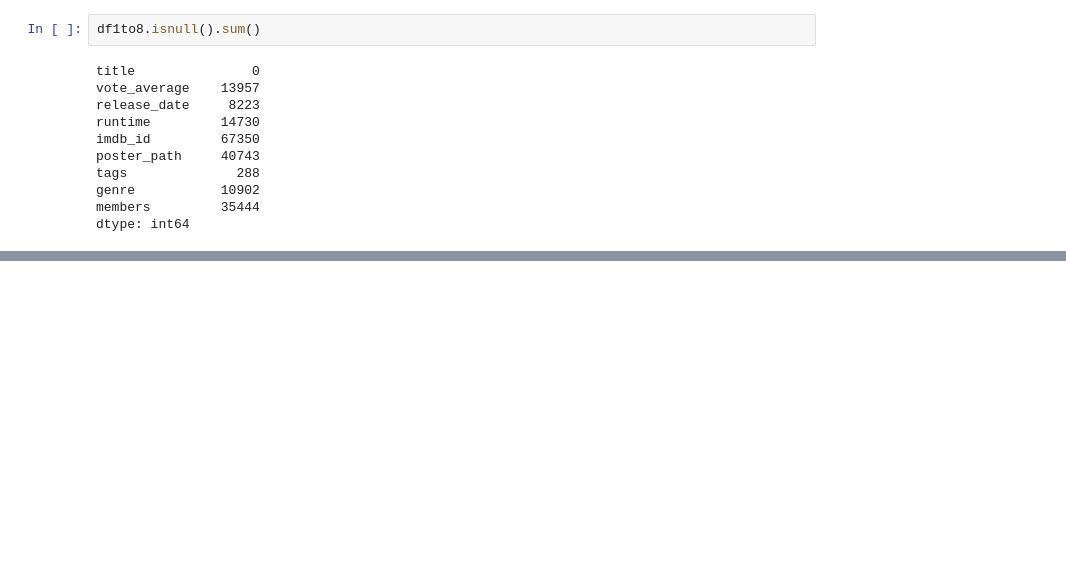
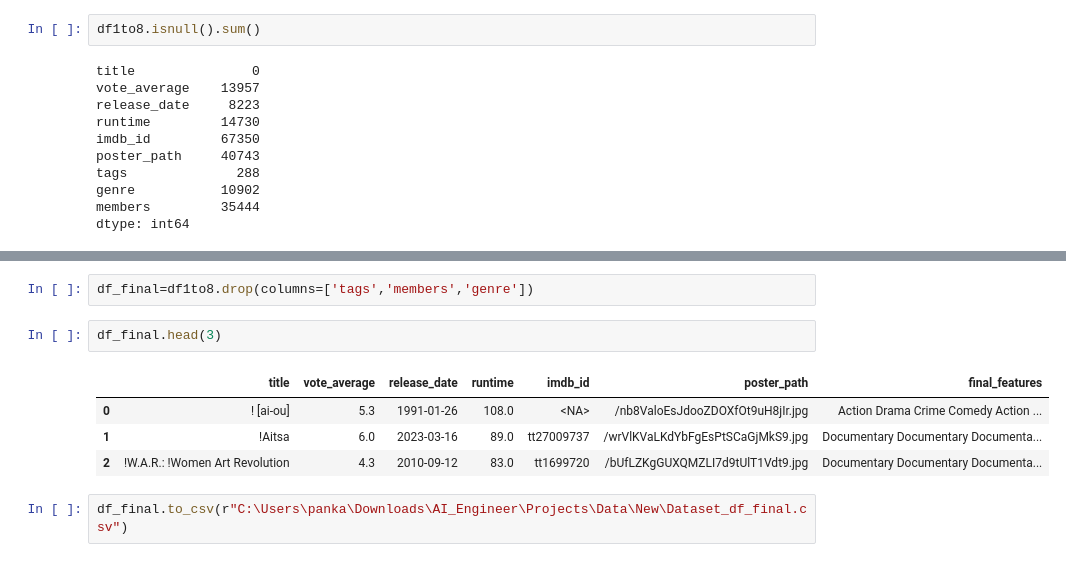
Before and after one commit to Pankaj-Jhajhria/Movie-Recommendation-System-FilmSense-, a Jupyter notebook: Notebooks/Dataset_Preparation.ipynb, the cells around one changed output, grey strips where cells are left out. Saved outputs shown, nothing was run; the diff lists cells and outputs as text; blank space fills up the shorter version.

Commit message:
Final Dataset Created.

```diff
--- a/Notebooks/Dataset_Preparation.ipynb
+++ b/Notebooks/Dataset_Preparation.ipynb
@@ -934,0 +1052,11 @@ dtype: int64
+# %%
+df_final=df1to8.drop(columns=['tags','members','genre'])
+# %%
+df_final.head(3)
+# %% [output]
+|  | title | vote_average | release_date | runtime | imdb_id | poster_path | final_features |
+| 0 | ! [ai-ou] | 5.3 | 1991-01-26 | 108.0 | <NA> | /nb8ValoEsJdooZDOXfOt9uH8jIr.jpg | Action Drama Crime Comedy Action ... |
+| 1 | !Aitsa | 6.0 | 2023-03-16 | 89.0 | tt27009737 | /wrVlKVaLKdYbFgEsPtSCaGjMkS9.jpg | Documentary Documentary Documenta... |
+| 2 | !W.A.R.: !Women Art Revolution | 4.3 | 2010-09-12 | 83.0 | tt1699720 | /bUfLZKgGUXQMZLI7d9tUlT1Vdt9.jpg | Documentary Documentary Documenta... |
+# %%
+df_final.to_csv(r"C:\Users\panka\Downloads\AI_Engineer\Projects\Data\New\Dataset_df_final.csv")
```
Also changed, not shown: parts of 7 cells of this notebook, 1 other file.
